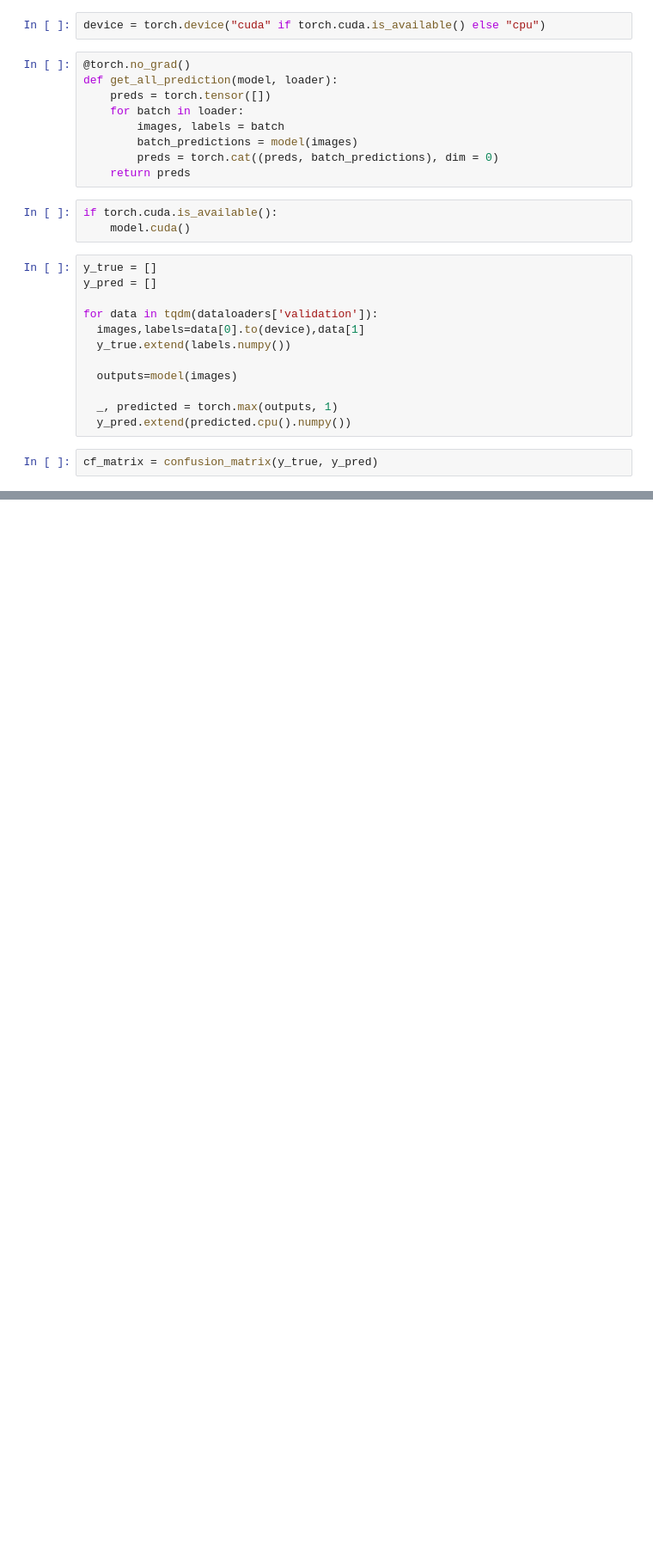
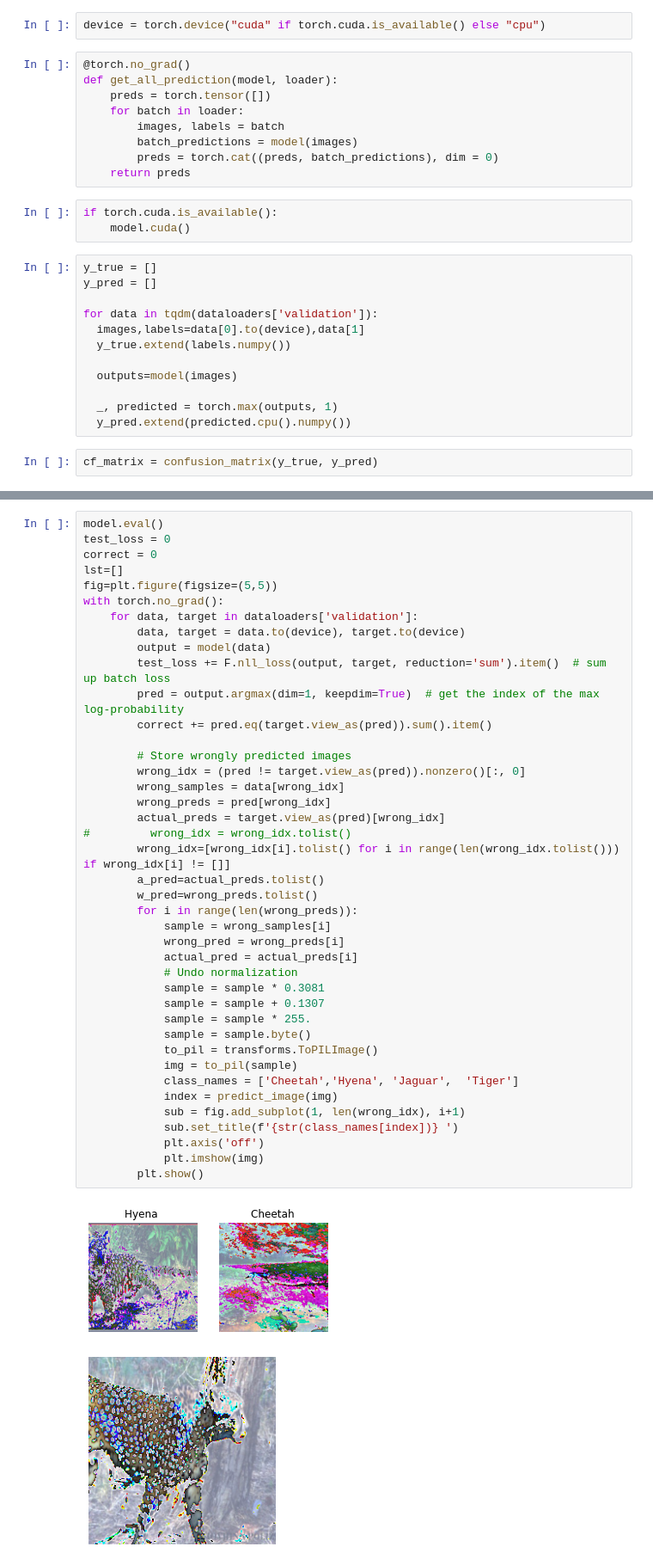
Before and after one commit to Omeritzio/Cheetah-Hyena-Jaguar-and-Tiger, a Jupyter notebook: cheetah-hyena-jaguar-and-tiger-classification.ipynb, the cells around one changed output, grey strips where cells are left out. Shown at 86% size. Drawn from its saved outputs; the diff is of its cells as text; blank space fills up the shorter version.

Commit message:
Kaggle Notebook | Cheetah-Hyena-Jaguar-and-Tiger-Classification | Version 10

```diff
--- a/cheetah-hyena-jaguar-and-tiger-classification.ipynb
+++ b/cheetah-hyena-jaguar-and-tiger-classification.ipynb
@@ -439,0 +451,44 @@ dataframe
+# %%
+model.eval()
+test_loss = 0
+correct = 0
+lst=[]
+fig=plt.figure(figsize=(5,5))
+with torch.no_grad():
+    for data, target in dataloaders['validation']:
+        data, target = data.to(device), target.to(device)
+        output = model(data)
+        test_loss += F.nll_loss(output, target, reduction='sum').item()  # sum up batch loss
+        pred = output.argmax(dim=1, keepdim=True)  # get the index of the max log-probability
+        correct += pred.eq(target.view_as(pred)).sum().item()
+
+        # Store wrongly predicted images
+        wrong_idx = (pred != target.view_as(pred)).nonzero()[:, 0]
+        wrong_samples = data[wrong_idx]
+        wrong_preds = pred[wrong_idx]
+        actual_preds = target.view_as(pred)[wrong_idx]
+#         wrong_idx = wrong_idx.tolist()
+        wrong_idx=[wrong_idx[i].tolist() for i in range(len(wrong_idx.tolist())) if wrong_idx[i] != []]
+        a_pred=actual_preds.tolist()
+        w_pred=wrong_preds.tolist()
+        for i in range(len(wrong_preds)):
+            sample = wrong_samples[i]
+            wrong_pred = wrong_preds[i]
+            actual_pred = actual_preds[i]
+            # Undo normalization
+            sample = sample * 0.3081
+            sample = sample + 0.1307
+            sample = sample * 255.
+            sample = sample.byte()
+            to_pil = transforms.ToPILImage()
+            img = to_pil(sample)
+            class_names = ['Cheetah','Hyena', 'Jaguar',  'Tiger']
+            index = predict_image(img)
+            sub = fig.add_subplot(1, len(wrong_idx), i+1)
+            sub.set_title(f'{str(class_names[index])} ')
+            plt.axis('off')
+            plt.imshow(img)
+        plt.show()
+# %% [output]
+[figure, added]
+[figure, added]
```
Also changed, not shown: parts of 10 cells of this notebook.
